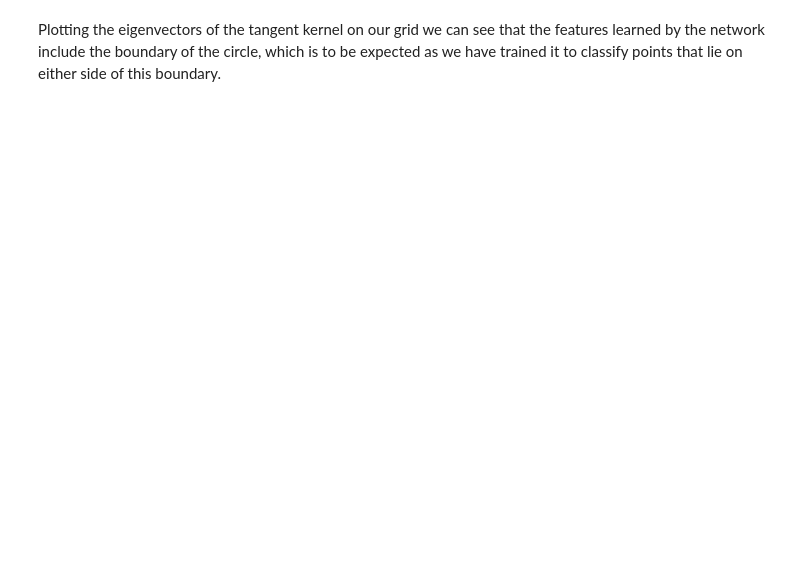
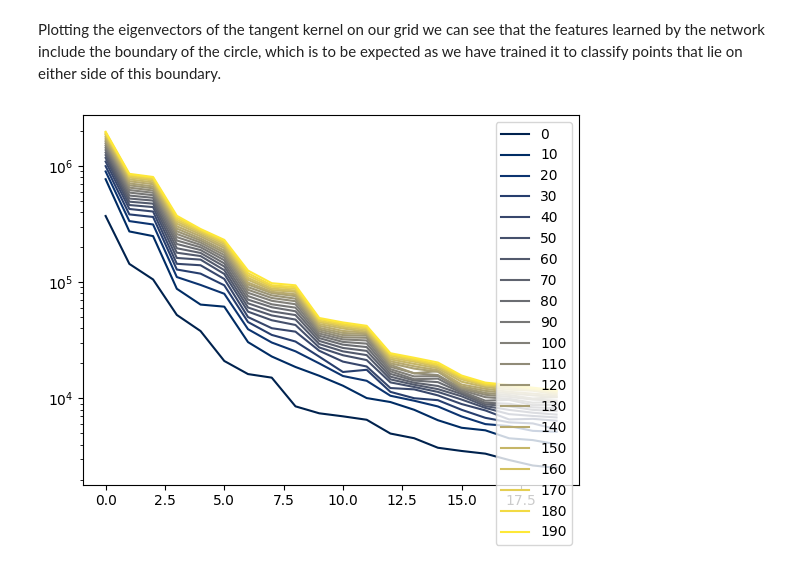
Before and after one commit to ThomasWalker1/Generalization-of-Neural-Networks, a Jupyter notebook: Generalization in Deep Learning/Tangent Kernel/tangent_kernel_bin_class.ipynb, the cells around one changed output. Drawn from its saved outputs; the diff is of its cells as text; code cells hidden in the pictures; blank space fills up the shorter version.

```diff
--- a/Generalization in Deep Learning/Tangent Kernel/tangent_kernel_bin_class.ipynb
+++ b/Generalization in Deep Learning/Tangent Kernel/tangent_kernel_bin_class.ipynb
@@ -165,0 +142,10 @@ result = empirical_ntk_jacobian_contraction(params, X, X, 'trace')
+# %%
+evalues=[]
+epoch_list=[]
+for n in range(EPOCHS):
+    train_a,test_a=training()
+    if n%10==0:
+        J=empirical_ntk_jacobian_contraction(params, X, X, 'trace')
+        evalues.append(eigvals(J))
+        epoch_list.append(n)
+    print('Epoch {}: Training Accuracy {:.3f}, Testing Accuracy: {:.3f}'.format(n+1,train_a,test_a))
@@ -166,4 +170,19 @@ result = empirical_ntk_jacobian_contraction(params, X, X, 'trace')
 # %% [markdown]
 Plotting the eigenvectors of the tangent kernel on our grid we can see that the features learned by the network include the boundary of the circle, which is to be expected as we have trained it to classify points that lie on either side of this boundary.
+# %%
+N=len(epoch_list)
+M=20
+
+
+colors = plt.cm.cividis(np.linspace(0, 1, M))
+
+for k in range(N):
+    plt.plot(np.arange(M),evalues[k][0:M].detach().numpy(),label=str(epoch_list[k]),c=colors[k])
+
+plt.legend()
+plt.yscale('log')
+plt.show()
+# %% [output]
+[figure, added]
 # %%
 fig, axs = plt.subplots(2,2)
```
Also changed, not shown: parts of 5 cells of this notebook.
